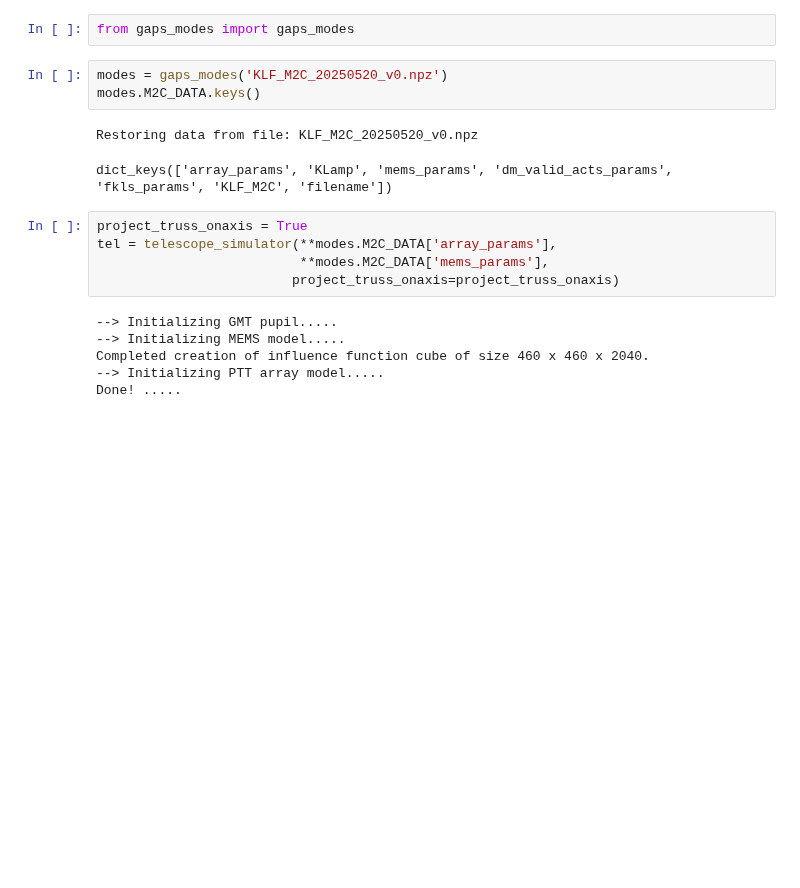
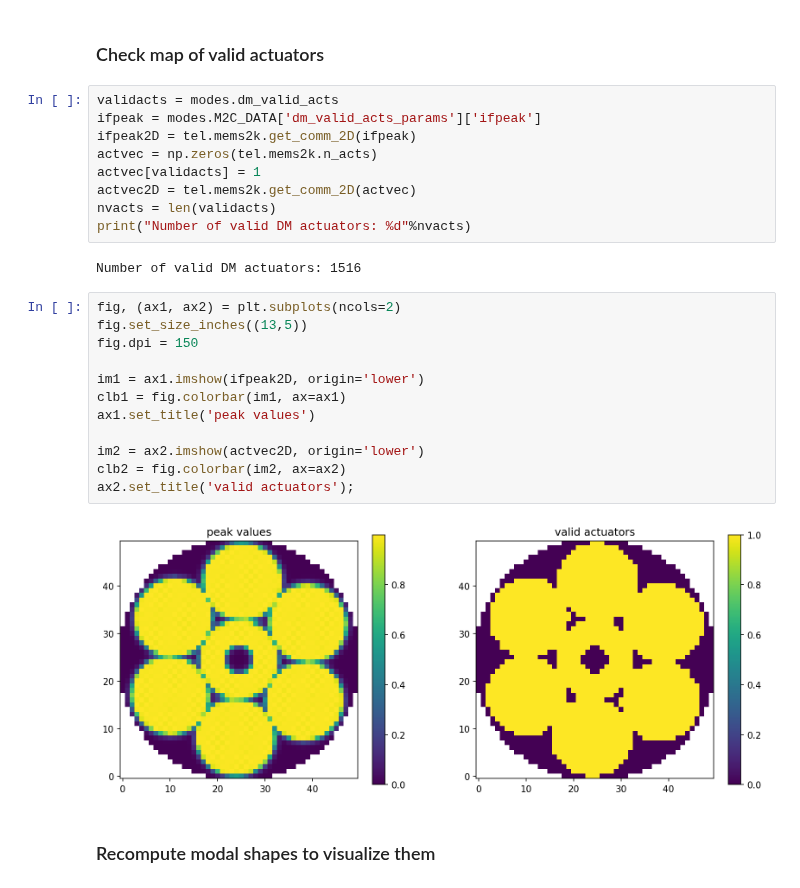
Before and after one commit to fquiros/CEO, a Jupyter notebook: python/ceo/gaps/script_compute_gaps_segment_modes_demo.ipynb, the cells around one changed output. Saved outputs shown, nothing was run; the diff lists cells and outputs as text; blank space fills up the shorter version.

```diff
--- a/python/ceo/gaps/script_compute_gaps_segment_modes_demo.ipynb
+++ b/python/ceo/gaps/script_compute_gaps_segment_modes_demo.ipynb
@@ -109,19 +65,29 @@ This class uses the influence functions to compute all the modes shapes.
-# %%
-from gaps_modes import gaps_modes
-# %%
-modes = gaps_modes('KLF_M2C_20250520_v0.npz')
-modes.M2C_DATA.keys()
-# %% [output]
-Restoring data from file: KLF_M2C_20250520_v0.npz
-dict_keys(['array_params', 'KLamp', 'mems_params', 'dm_valid_acts_params', 'fkls_params', 'KLF_M2C', 'filename'])
-# %%
-project_truss_onaxis = True
-tel = telescope_simulator(**modes.M2C_DATA['array_params'],
-                          **modes.M2C_DATA['mems_params'],
-                         project_truss_onaxis=project_truss_onaxis)
-# %% [output]
---> Initializing GMT pupil.....
---> Initializing MEMS model.....
-Completed creation of influence function cube of size 460 x 460 x 2040.
---> Initializing PTT array model.....
-Done! .....
+# %% [markdown]
+### Check map of valid actuators
+# %%
+validacts = modes.dm_valid_acts
+ifpeak = modes.M2C_DATA['dm_valid_acts_params']['ifpeak']
+ifpeak2D = tel.mems2k.get_comm_2D(ifpeak)
+actvec = np.zeros(tel.mems2k.n_acts)
+actvec[validacts] = 1
+actvec2D = tel.mems2k.get_comm_2D(actvec)
+nvacts = len(validacts)
+print("Number of valid DM actuators: %d"%nvacts)
+# %% [output]
+Number of valid DM actuators: 1516
+# %%
+fig, (ax1, ax2) = plt.subplots(ncols=2)
+fig.set_size_inches((13,5))
+fig.dpi = 150
+
+im1 = ax1.imshow(ifpeak2D, origin='lower')
+clb1 = fig.colorbar(im1, ax=ax1)
+ax1.set_title('peak values')
+
+im2 = ax2.imshow(actvec2D, origin='lower')
+clb2 = fig.colorbar(im2, ax=ax2)
+ax2.set_title('valid actuators');
+# %% [output]
+[figure, added]
+# %% [markdown]
+### Recompute modal shapes to visualize them
```
Also changed, not shown: parts of 26 cells of this notebook, 5 other files.
